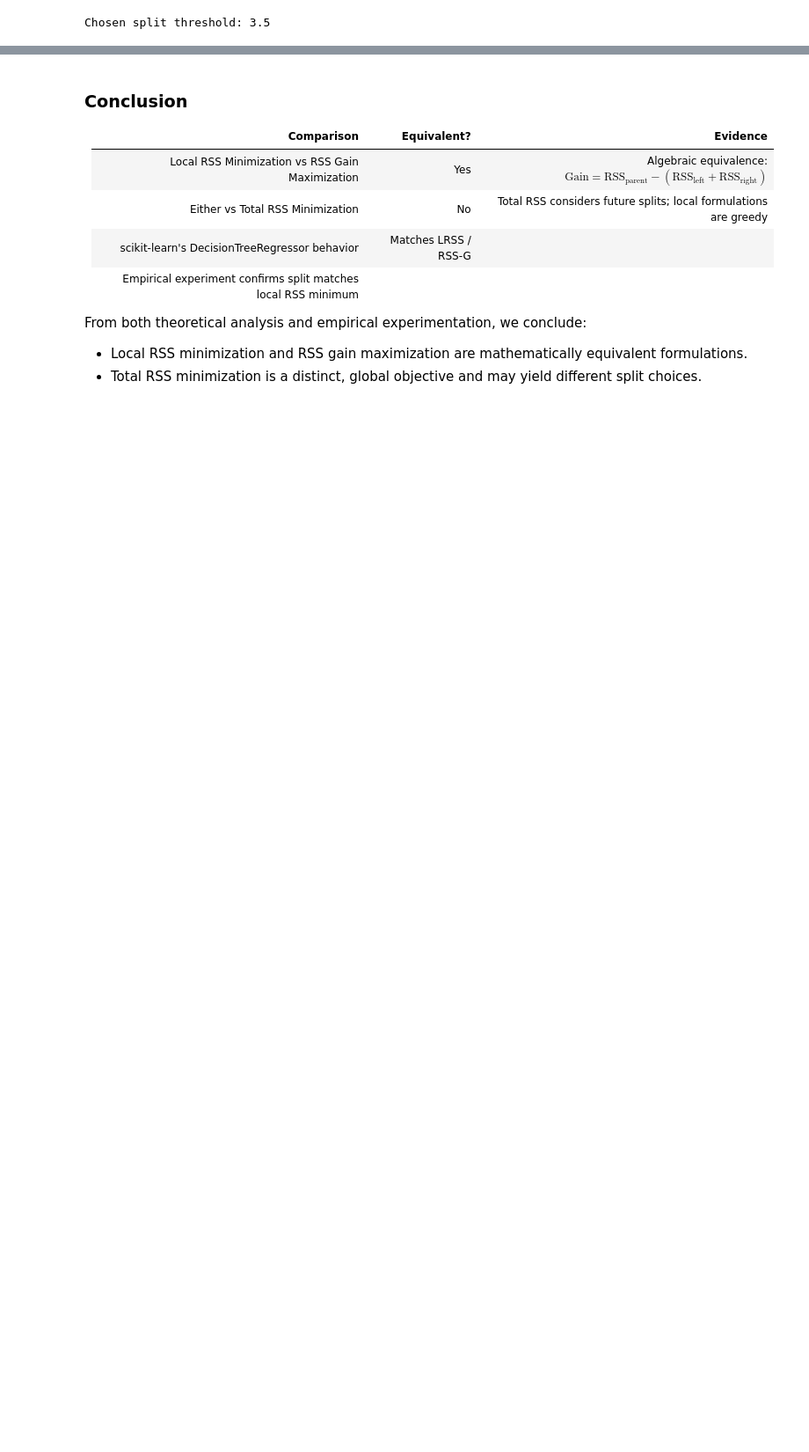
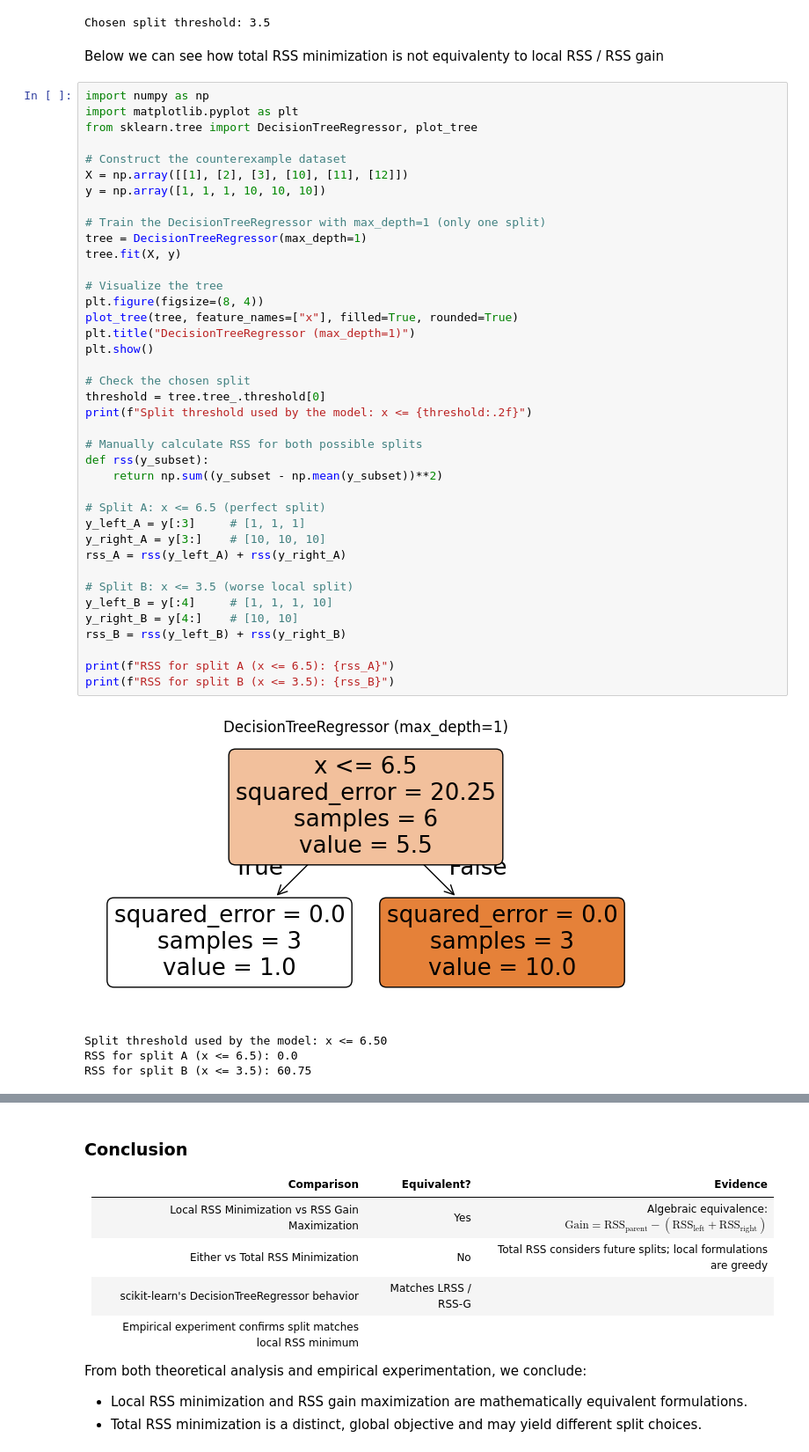
Before and after one commit to StudentsAntoniPartyka/ML, a Jupyter notebook: hw6.ipynb, the cells around one changed output, grey strips where cells are left out. Shown: that part at 88% size. Cells and saved outputs as stored; diff of their text form; blank space fills up the shorter version.

```diff
--- a/hw6.ipynb
+++ b/hw6.ipynb
@@ -88,3 +88,49 @@ print("Chosen split threshold:", tree.tree_.threshold[0])
 # %% [output]
 [figure]
 Chosen split threshold: 3.5
+# %% [markdown]
+Below we can see how total RSS minimization is not equivalenty to local RSS / RSS gain
+# %%
+import numpy as np
+import matplotlib.pyplot as plt
+from sklearn.tree import DecisionTreeRegressor, plot_tree
+
+# Construct the counterexample dataset
+X = np.array([[1], [2], [3], [10], [11], [12]])
+y = np.array([1, 1, 1, 10, 10, 10])
+
+# Train the DecisionTreeRegressor with max_depth=1 (only one split)
+tree = DecisionTreeRegressor(max_depth=1)
+tree.fit(X, y)
+
+# Visualize the tree
+plt.figure(figsize=(8, 4))
+plot_tree(tree, feature_names=["x"], filled=True, rounded=True)
+plt.title("DecisionTreeRegressor (max_depth=1)")
+plt.show()
+
+# Check the chosen split
+threshold = tree.tree_.threshold[0]
+print(f"Split threshold used by the model: x <= {threshold:.2f}")
+
+# Manually calculate RSS for both possible splits
+def rss(y_subset):
+    return np.sum((y_subset - np.mean(y_subset))**2)
+
+# Split A: x <= 6.5 (perfect split)
+y_left_A = y[:3]     # [1, 1, 1]
+y_right_A = y[3:]    # [10, 10, 10]
+rss_A = rss(y_left_A) + rss(y_right_A)
+
+# Split B: x <= 3.5 (worse local split)
+y_left_B = y[:4]     # [1, 1, 1, 10]
+y_right_B = y[4:]    # [10, 10]
+rss_B = rss(y_left_B) + rss(y_right_B)
+
+print(f"RSS for split A (x <= 6.5): {rss_A}")
+print(f"RSS for split B (x <= 3.5): {rss_B}")
+# %% [output]
+[figure, added]
+Split threshold used by the model: x <= 6.50
+RSS for split A (x <= 6.5): 0.0
+RSS for split B (x <= 3.5): 60.75
```
Also changed, not shown: parts of 2 cells of this notebook.
